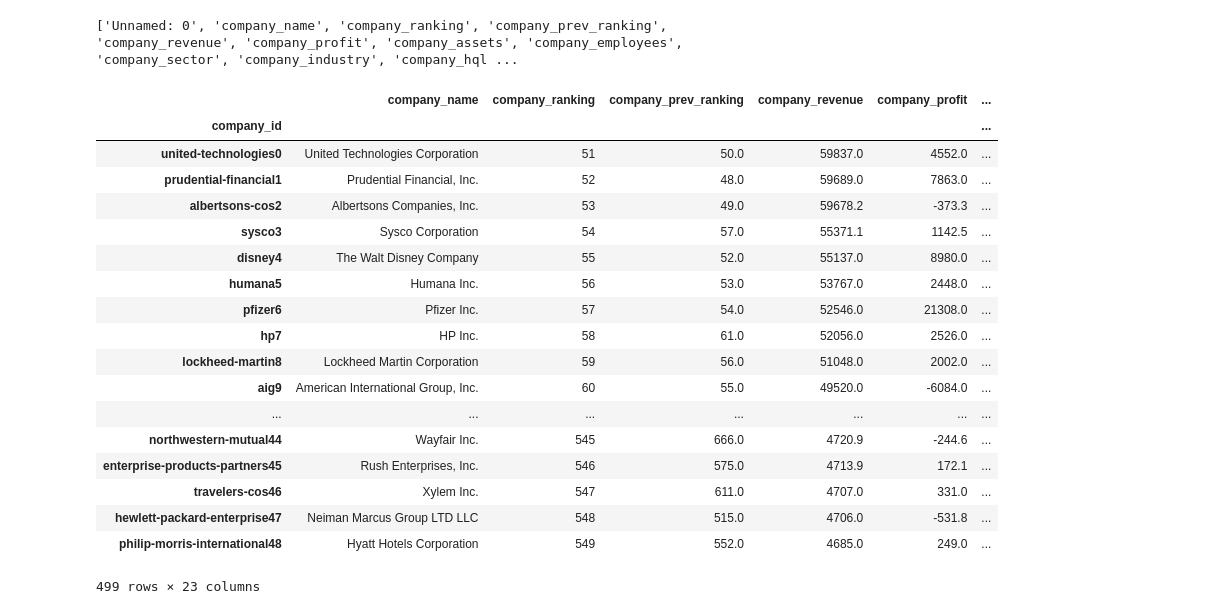
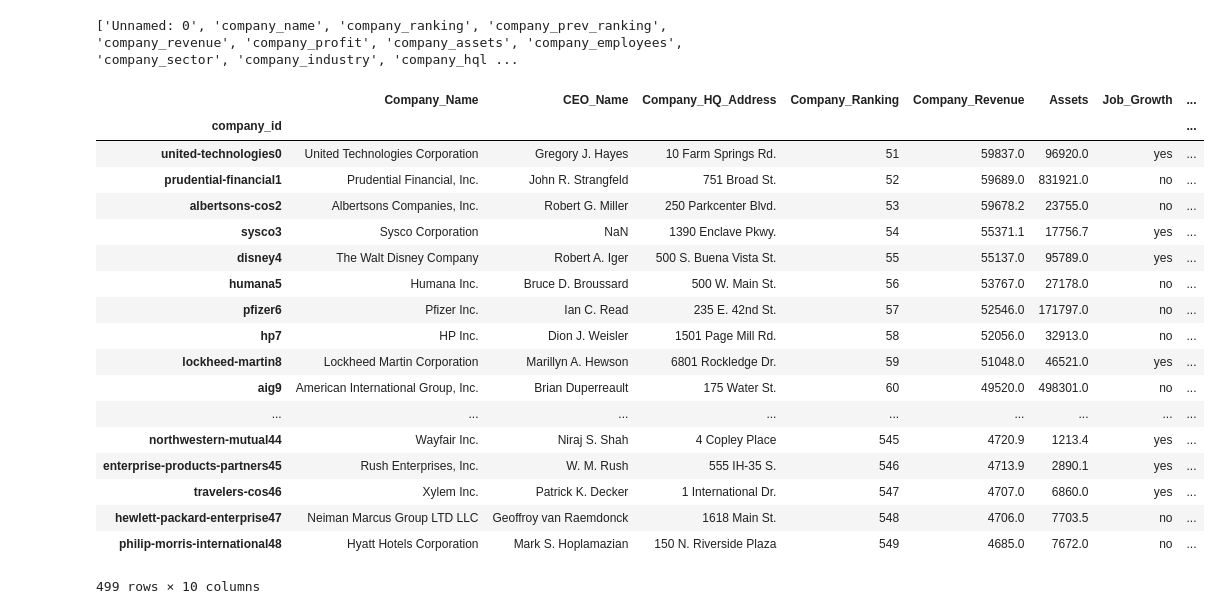
Before and after one commit to adiHusky/Analysis-of-Fortune-500-companies-using-python-libraries-and-a-data-model-, a Jupyter notebook: DMDD_FORTUNE_500_ASSIGNMENT_2.ipynb, the cells around one changed output. Saved outputs shown, nothing was run; the diff lists cells and outputs as text; code cells hidden in the pictures.

```diff
--- a/DMDD_FORTUNE_500_ASSIGNMENT_2.ipynb
+++ b/DMDD_FORTUNE_500_ASSIGNMENT_2.ipynb
@@ -226,24 +141,6 @@ print(company_dataframe.columns.tolist())
 # %% [output]
 ['Unnamed: 0', 'company_name', 'company_ranking', 'company_prev_ranking', 'company_revenue', 'company_profit', 'company_assets', 'company_employees', 'company_sector', 'company_industry', 'company_hql ...
 # %%
-company_dataframe.drop(['Unnamed: 0'], axis=1)
+company_dataframe.drop(['Unnamed: 0'], axis=1, inplace=True)
-# %% [output]
-|  | company_name | company_ranking | company_prev_ranking | company_revenue | company_profit | ... |
-| company_id |  |  |  |  |  | ... |
-| united-technologies0 | United Technologies Corporation | 51 | 50.0 | 59837.0 | 4552.0 | ... |
-| prudential-financial1 | Prudential Financial, Inc. | 52 | 48.0 | 59689.0 | 7863.0 | ... |
-| albertsons-cos2 | Albertsons Companies, Inc. | 53 | 49.0 | 59678.2 | -373.3 | ... |
-| sysco3 | Sysco Corporation | 54 | 57.0 | 55371.1 | 1142.5 | ... |
-| disney4 | The Walt Disney Company | 55 | 52.0 | 55137.0 | 8980.0 | ... |
-| humana5 | Humana Inc. | 56 | 53.0 | 53767.0 | 2448.0 | ... |
-| pfizer6 | Pfizer Inc. | 57 | 54.0 | 52546.0 | 21308.0 | ... |
-| hp7 | HP Inc. | 58 | 61.0 | 52056.0 | 2526.0 | ... |
-| lockheed-martin8 | Lockheed Martin Corporation | 59 | 56.0 | 51048.0 | 2002.0 | ... |
-| aig9 | American International Group, Inc. | 60 | 55.0 | 49520.0 | -6084.0 | ... |
-| ... | ... | ... | ... | ... | ... | ... |
-| northwestern-mutual44 | Wayfair Inc. | 545 | 666.0 | 4720.9 | -244.6 | ... |
-| enterprise-products-partners45 | Rush Enterprises, Inc. | 546 | 575.0 | 4713.9 | 172.1 | ... |
-| travelers-cos46 | Xylem Inc. | 547 | 611.0 | 4707.0 | 331.0 | ... |
-| hewlett-packard-enterprise47 | Neiman Marcus Group LTD LLC | 548 | 515.0 | 4706.0 | -531.8 | ... |
-| philip-morris-international48 | Hyatt Hotels Corporation | 549 | 552.0 | 4685.0 | 249.0 | ... |
-499 rows × 23 columns
+# %%
+company_dataframe.columns = ['Company_Name','Company_Ranking','Company_Previous_Ranking','Company_Revenue','Company_Profit','Assets','Company_Employees','Sector','Industry','Company_HQ_Location','Company_HQ_Address','Company_HQ_City','Company_HQ_State','Company_HQ_Zip','Company_HQ_Tel','CEO_Name','CEO_Title','Website','Company_Profitable','CEO_Founder','CEO_Woman','Job_Growth','Facebook_Title']
@@ -249,0 +153,2 @@ company_dataframe.drop(['Unnamed: 0'], axis=1)
+# %%
+Company_details_dataframe = company_dataframe.filter(['Company_Id','Company_Name','CEO_Name','Company_HQ_Address','Company_Ranking','Company_Revenue','Assets','Job_Growth','Company_Employees','Industry','Sector'])
@@ -250 +159,23 @@ company_dataframe.drop(['Unnamed: 0'], axis=1)
+# %%
+Company_details_dataframe
+# %% [output]
+|  | Company_Name | CEO_Name | Company_HQ_Address | Company_Ranking | Company_Revenue | Assets | Job_Growth | ... |
+| company_id |  |  |  |  |  |  |  | ... |
+| united-technologies0 | United Technologies Corporation | Gregory J. Hayes | 10 Farm Springs Rd. | 51 | 59837.0 | 96920.0 | yes | ... |
+| prudential-financial1 | Prudential Financial, Inc. | John R. Strangfeld | 751 Broad St. | 52 | 59689.0 | 831921.0 | no | ... |
+| albertsons-cos2 | Albertsons Companies, Inc. | Robert G. Miller | 250 Parkcenter Blvd. | 53 | 59678.2 | 23755.0 | no | ... |
+| sysco3 | Sysco Corporation | NaN | 1390 Enclave Pkwy. | 54 | 55371.1 | 17756.7 | yes | ... |
+| disney4 | The Walt Disney Company | Robert A. Iger | 500 S. Buena Vista St. | 55 | 55137.0 | 95789.0 | yes | ... |
+| humana5 | Humana Inc. | Bruce D. Broussard | 500 W. Main St. | 56 | 53767.0 | 27178.0 | no | ... |
+| pfizer6 | Pfizer Inc. | Ian C. Read | 235 E. 42nd St. | 57 | 52546.0 | 171797.0 | no | ... |
+| hp7 | HP Inc. | Dion J. Weisler | 1501 Page Mill Rd. | 58 | 52056.0 | 32913.0 | no | ... |
+| lockheed-martin8 | Lockheed Martin Corporation | Marillyn A. Hewson | 6801 Rockledge Dr. | 59 | 51048.0 | 46521.0 | yes | ... |
+| aig9 | American International Group, Inc. | Brian Duperreault | 175 Water St. | 60 | 49520.0 | 498301.0 | no | ... |
+| ... | ... | ... | ... | ... | ... | ... | ... | ... |
+| northwestern-mutual44 | Wayfair Inc. | Niraj S. Shah | 4 Copley Place | 545 | 4720.9 | 1213.4 | yes | ... |
+| enterprise-products-partners45 | Rush Enterprises, Inc. | W. M. Rush | 555 IH-35 S. | 546 | 4713.9 | 2890.1 | yes | ... |
+| travelers-cos46 | Xylem Inc. | Patrick K. Decker | 1 International Dr. | 547 | 4707.0 | 6860.0 | yes | ... |
+| hewlett-packard-enterprise47 | Neiman Marcus Group LTD LLC | Geoffroy van Raemdonck | 1618 Main St. | 548 | 4706.0 | 7703.5 | no | ... |
+| philip-morris-international48 | Hyatt Hotels Corporation | Mark S. Hoplamazian | 150 N. Riverside Plaza | 549 | 4685.0 | 7672.0 | no | ... |
+499 rows × 10 columns
 # %%
```
Also changed, not shown: parts of 36 cells of this notebook, 1 other file.
